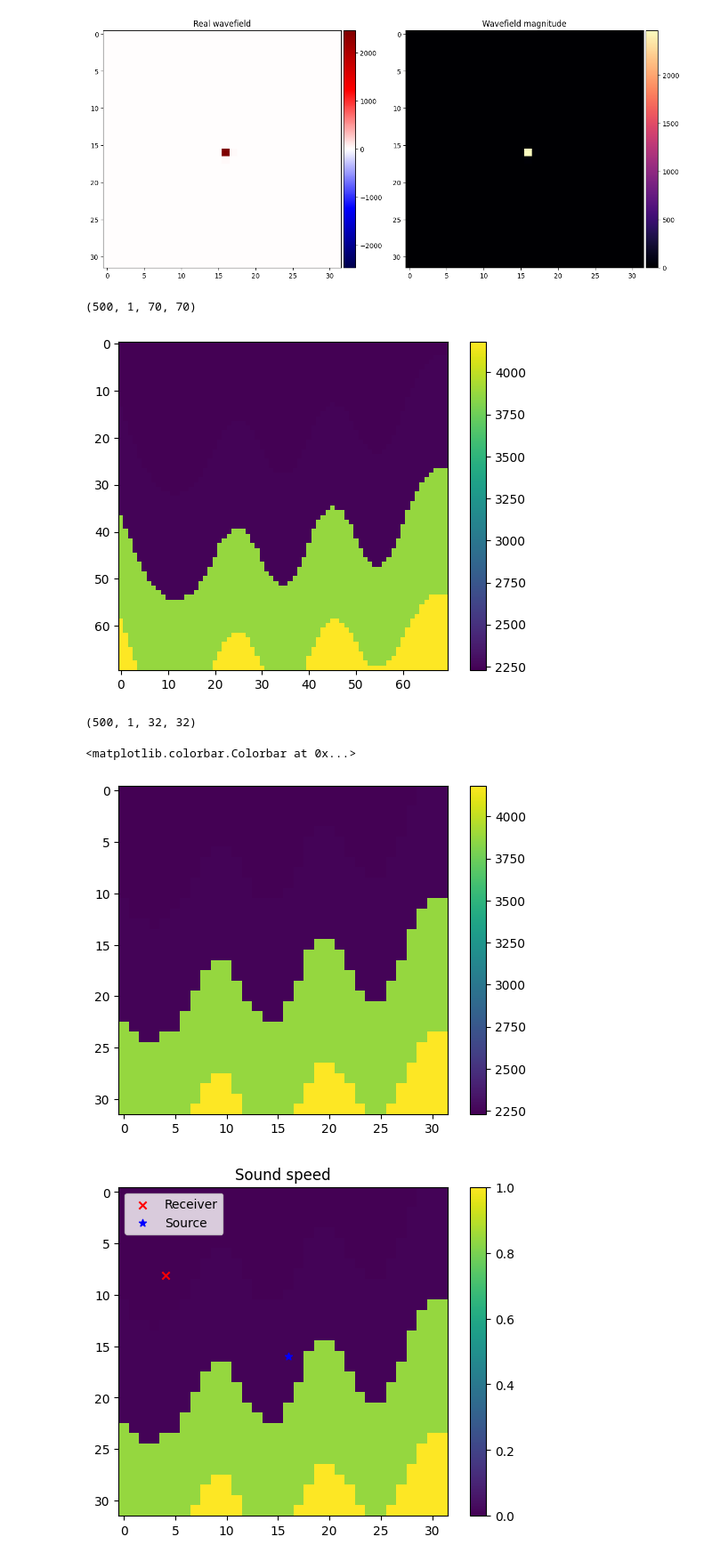
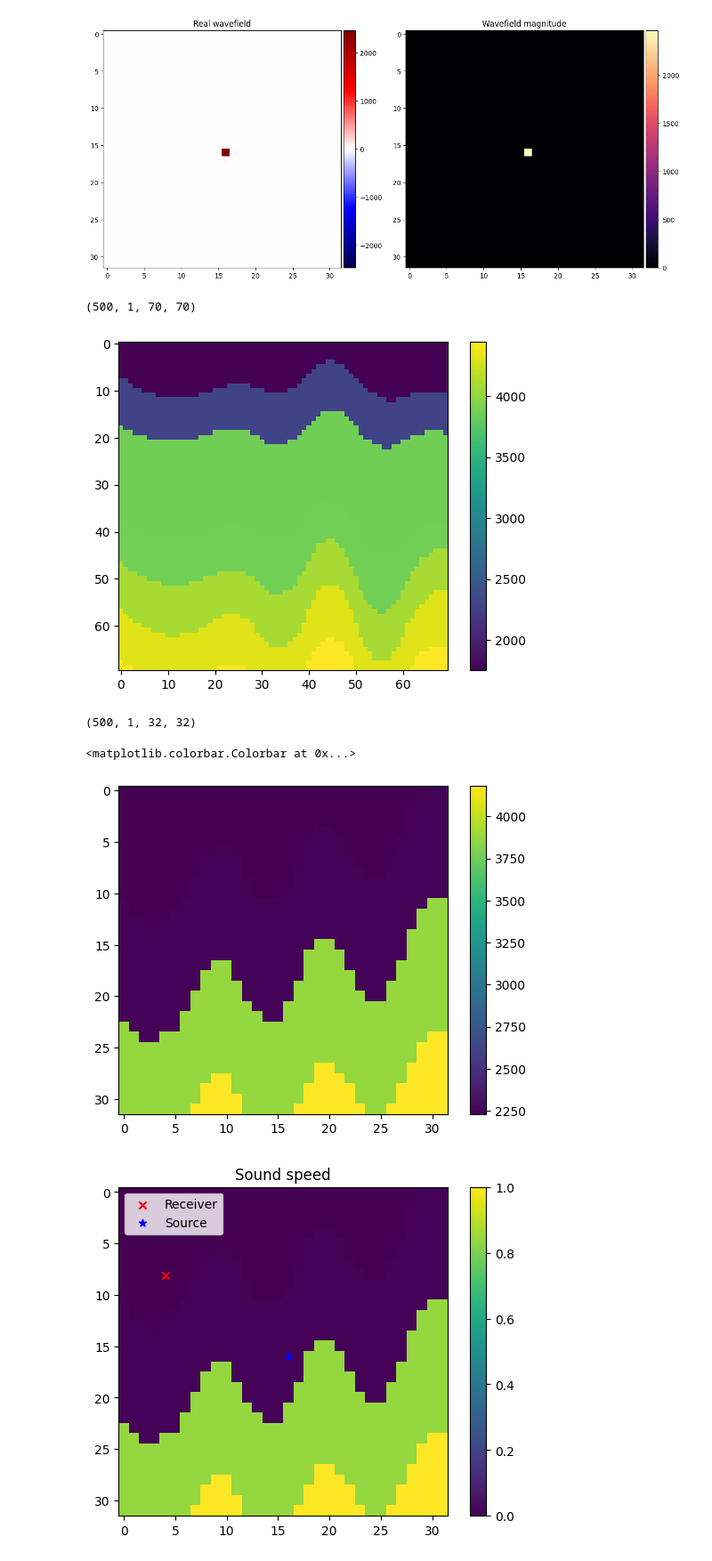
Before and after one commit to armercier/Hybrid-OED, a Jupyter notebook: src/scripts/test_case_B.ipynb, the cells around one changed output. Shown at 89% size. Cells and saved outputs as stored; diff of their text form; code cells hidden in the pictures.

```diff
--- a/src/scripts/test_case_B.ipynb
+++ b/src/scripts/test_case_B.ipynb
@@ -47,21 +47,21 @@ _ = display_complex_field(src)
 # %%
 # load data1.npy
 model = np.load('model1.npy')
 print(model.shape)
 
-plt.imshow(model[4,0,:,:])
+plt.imshow(model[70,0,:,:])
 plt.colorbar()
 plt.show()
 
 # downsample to 32 by 32
 model = model[:,:,6::2,6::2]
 print(model.shape)
 
 plt.imshow(model[4,0,:,:])
 plt.colorbar()
 # %% [output]
 (500, 1, 70, 70)
-[figure, old version]
+[figure, new version]
 (500, 1, 32, 32)
 <matplotlib.colorbar.Colorbar at 0x...>
 [figure]
```
Also changed, not shown: 2 other files.
